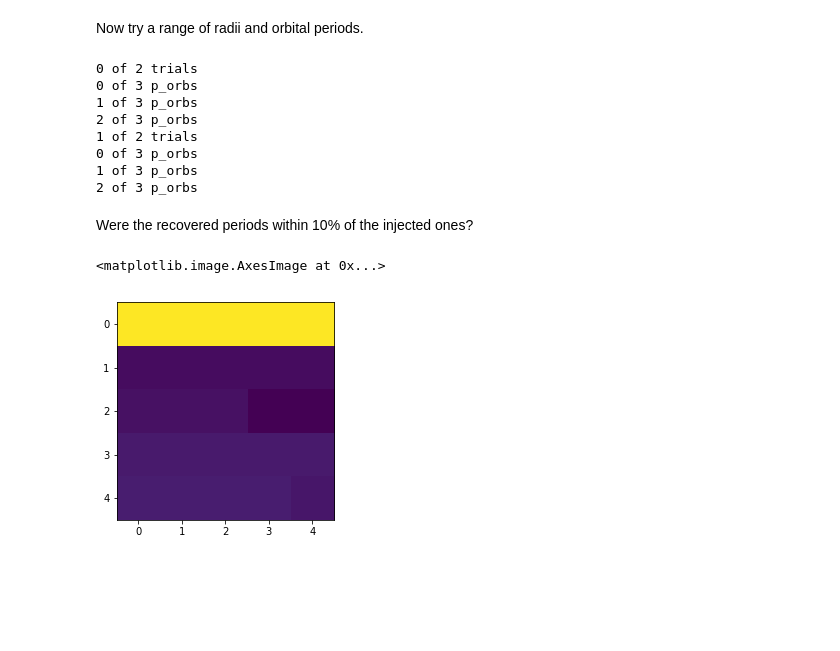
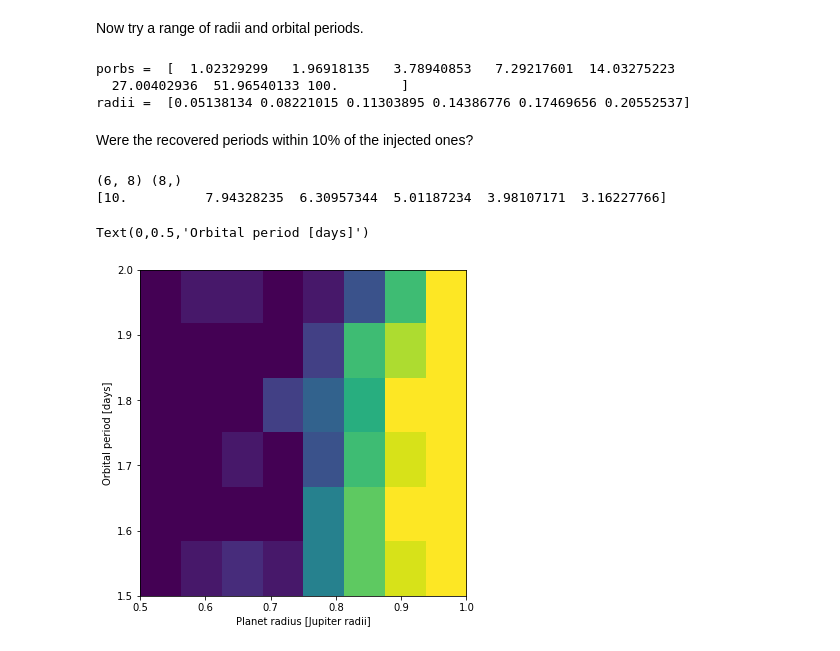
Before and after one commit to RuthAngus/extragalactic-exoplanets, a Jupyter notebook: Proof-of-concept.ipynb, the cells around one changed output. Saved outputs shown, nothing was run; the diff lists cells and outputs as text; code cells hidden in the pictures; blank space fills up the shorter version.

```diff
--- a/Proof-of-concept.ipynb
+++ b/Proof-of-concept.ipynb
@@ -174,42 +175,63 @@ print(periodogram.period[periodogram.power == max(periodogram.power)][0])
 # %% [markdown]
 Now try a range of radii and orbital periods.
 # %%
-Ntrials = 2
-Norbs = 3
-Nrads = 4
-porbs = 10**(np.linspace(.5, 1, Norbs))
-radii = np.linspace(.5, 2, Nrads)
+Ntrials = 16
+Norbs = 8
+Nrads = 6
+porbs = 10**(np.linspace(.01, 2, Norbs))
+radii = np.linspace(.5, 2, Nrads)*co.R_jup/co.R_sun
 recovered, true_p = [np.zeros((Norbs, Nrads, Ntrials)) for i in range(2)]
 
-for k in range(Ntrials):
-    print(k+1, "of", Ntrials, "trials")
+print("porbs = ", porbs)
+print("radii = ", radii)
+
+for k in tqdm(range(Ntrials)):
     for i in range(Norbs):
-        print(i+1, "of", Norbs, "p_orbs")
         for j in range(Nrads):
             t, f = make_light_curve(porbs[i], cadence_minutes, radii[j], precision)
             model = BoxLeastSquares(t, f, dy=precision*1e-2)
             periodogram = model.autopower(0.2)
             recovered[i, j, k] = periodogram.period[periodogram.power == max(periodogram.power)][0]
             true_p[i, j, k] = porbs[i]
+
+            # Make plots
+            plt.plot(periodogram.period, periodogram.power)
+            plt.axvline(porbs[i], color="tab:orange", ls="--")
+            plt.savefig("plots/{0}{1}{2}".format(i, j, k))
+            plt.close()
+            plt.plot(t, f, ".")
+            plt.savefig("plots/{0}{1}{2}_lc".format(i, j, k))
+            plt.close()
 # %% [output]
-0 of 2 trials
-0 of 3 p_orbs
-1 of 3 p_orbs
-2 of 3 p_orbs
-1 of 2 trials
-0 of 3 p_orbs
-1 of 3 p_orbs
-2 of 3 p_orbs
+porbs =  [  1.02329299   1.96918135   3.78940853   7.29217601  14.03275223
+  27.00402936  51.96540133 100.        ]
+radii =  [0.05138134 0.08221015 0.11303895 0.14386776 0.17469656 0.20552537]
 # %% [markdown]
 Were the recovered periods within 10% of the injected ones?
-# %%
-success = true_p/(true_p - recovered)
-success_hist = np.zeros((Norbs, Nrads))
-
-for i in range(Norbs):
-    for j in range(Nrads):
-        success_hist[i, j] = sum(success[i, j, :])
-plt.imshow(success)
-# %% [output]
-<matplotlib.image.AxesImage at 0x...>
-[figure, removed]
+# %%
+success = true_p/abs(true_p - recovered)
+success_hist = np.zeros((Norbs, Nrads))
+
+for i in range(Norbs):
+    for j in range(Nrads):
+        success = abs(true_p[i, j, :] - recovered[i, j, :])/true_p[i, j, :]
+        s = success <= .1
+        success_hist[i, j] = float(sum(s))/Norbs
+
+#plt.imshow(success_hist)
+
+rjup = co.R_jup/co.R_sun
+
+print(np.shape(success_hist), np.shape(radii))
+fig, ax = plt.subplots(figsize=(8,6))
+ax.imshow(success_hist, extent=[radii[0]/rjup, radii[-1]/rjup, porbs[0], porbs[1]])
+print(porbs)
+
+#plt.colorbar(label="Fraction recovered")
+plt.xlabel("Planet radius [Jupiter radii]")
+plt.ylabel("Orbital period [days]")
+# %% [output]
+(6, 8) (8,)
+[10.          7.94328235  6.30957344  5.01187234  3.98107171  3.16227766]
+Text(0,0.5,'Orbital period [days]')
+[figure, added]
```
Also changed, not shown: parts of 4 cells of this notebook.
